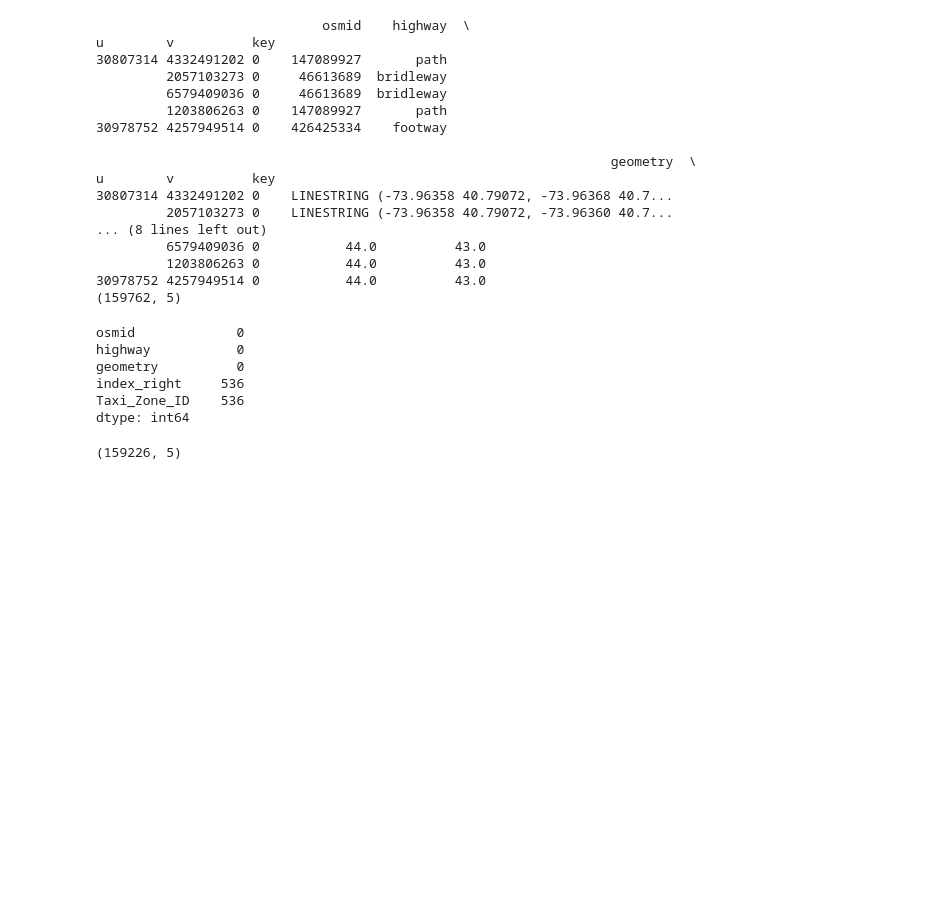
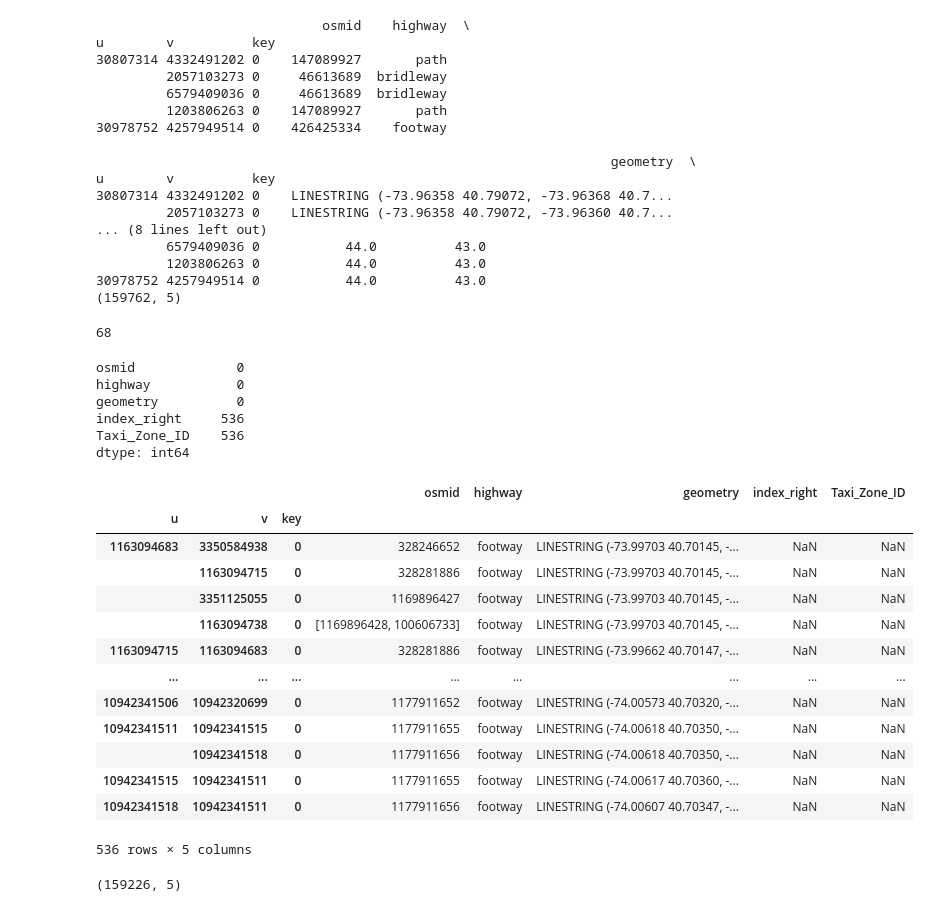
Before and after one commit to EchoCharlieII/ZenZone, a Jupyter notebook: Data_processing/test_osmnx.ipynb, the cells around one changed output. Drawn from its saved outputs; the diff is of its cells as text; code cells hidden in the pictures; blank space fills up the shorter version.

Commit message:
Street_zones

```diff
--- a/Data_processing/test_osmnx.ipynb
+++ b/Data_processing/test_osmnx.ipynb
@@ -263,6 +263,10 @@ u        v          key
          1203806263 0           44.0          43.0
 30978752 4257949514 0           44.0          43.0
 (159762, 5)
+# %%
+len(street_zones["Taxi_Zone_ID"].unique())
+# %% [output]
+68
 # %%
 street_zones.isnull().sum()
 # %% [output]
@@ -272,6 +276,24 @@ geometry          0
 index_right     536
 Taxi_Zone_ID    536
 dtype: int64
+# %%
+nan_rows = street_zones[street_zones['Taxi_Zone_ID'].isnull()]
+nan_rows
+# %% [output]
+|  |  |  | osmid | highway | geometry | index_right | Taxi_Zone_ID |
+| u | v | key |  |  |  |  |  |
+| 1163094683 | 3350584938 | 0 | 328246652 | footway | LINESTRING (-73.99703 40.70145, -... | NaN | NaN |
+|  | 1163094715 | 0 | 328281886 | footway | LINESTRING (-73.99703 40.70145, -... | NaN | NaN |
+|  | 3351125055 | 0 | 1169896427 | footway | LINESTRING (-73.99703 40.70145, -... | NaN | NaN |
+|  | 1163094738 | 0 | [1169896428, 100606733] | footway | LINESTRING (-73.99703 40.70145, -... | NaN | NaN |
+| 1163094715 | 1163094683 | 0 | 328281886 | footway | LINESTRING (-73.99662 40.70147, -... | NaN | NaN |
+| ... | ... | ... | ... | ... | ... | ... | ... |
+| 10942341506 | 10942320699 | 0 | 1177911652 | footway | LINESTRING (-74.00573 40.70320, -... | NaN | NaN |
+| 10942341511 | 10942341515 | 0 | 1177911655 | footway | LINESTRING (-74.00618 40.70350, -... | NaN | NaN |
+|  | 10942341518 | 0 | 1177911656 | footway | LINESTRING (-74.00618 40.70350, -... | NaN | NaN |
+| 10942341515 | 10942341511 | 0 | 1177911655 | footway | LINESTRING (-74.00617 40.70360, -... | NaN | NaN |
+| 10942341518 | 10942341511 | 0 | 1177911656 | footway | LINESTRING (-74.00607 40.70347, -... | NaN | NaN |
+536 rows × 5 columns
 # %%
 street_zones = street_zones.dropna(subset=['index_right','Taxi_Zone_ID'])
 print(street_zones.shape)
```
Also changed, not shown: parts of 2 cells of this notebook, 2 other files.
